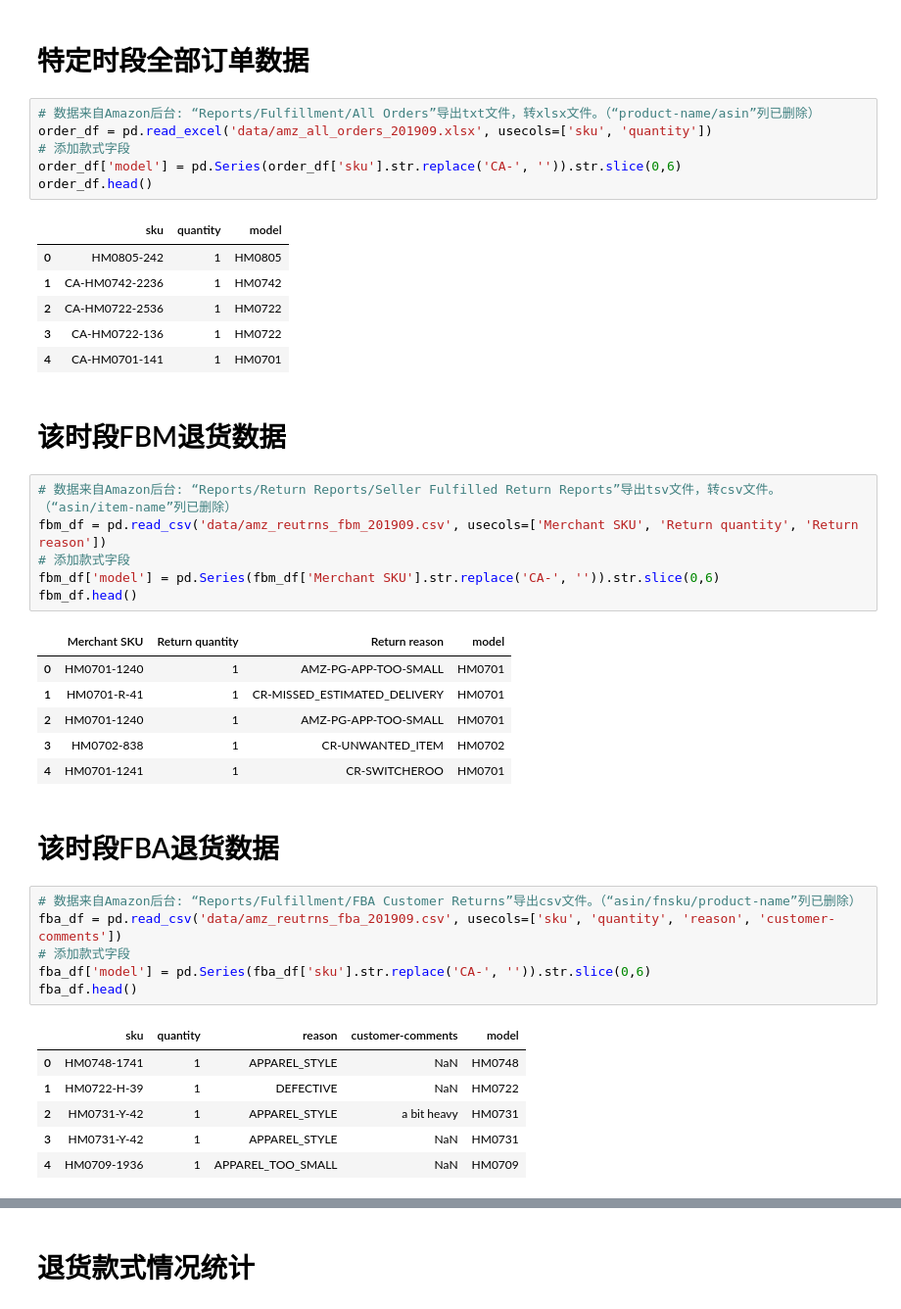
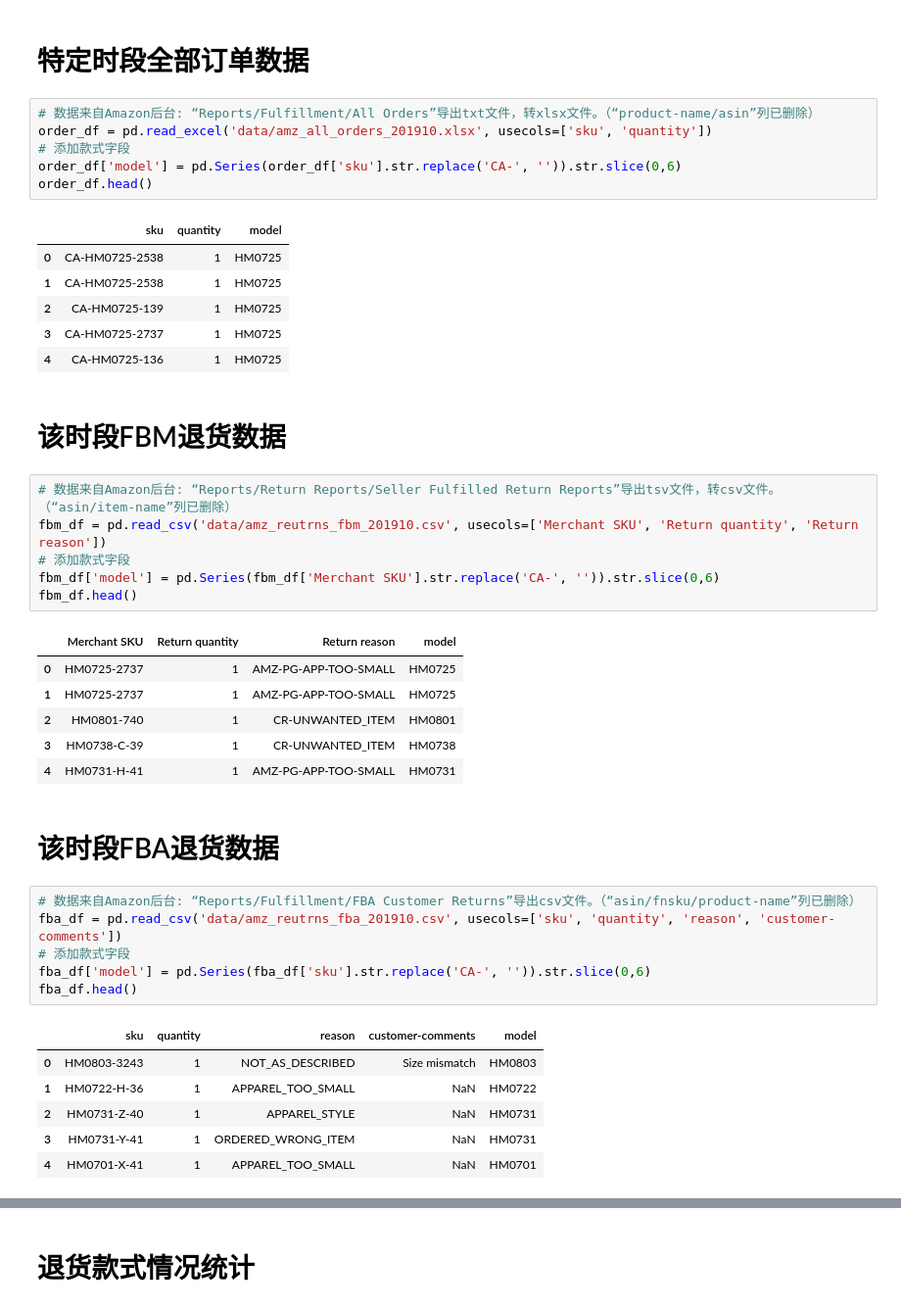
Before and after one commit to dyslab/jnb-sample, a Jupyter notebook: amz_reports/amz_returns_model.ipynb, the cells around one changed output, grey strips where cells are left out. Shown at 98% size. Cells and saved outputs as stored; diff of their text form.

```diff
--- a/amz_reports/amz_returns_model.ipynb
+++ b/amz_reports/amz_returns_model.ipynb
@@ -17,46 +17,46 @@ plt.rcParams['axes.unicode_minus']=False # Fix Minus Sign unrecognized issue
 # 特定时段全部订单数据
 # %%
 # 数据来自Amazon后台: “Reports/Fulfillment/All Orders”导出txt文件，转xlsx文件。（“product-name/asin”列已删除）
-order_df = pd.read_excel('data/amz_all_orders_201909.xlsx', usecols=['sku', 'quantity'])
+order_df = pd.read_excel('data/amz_all_orders_201910.xlsx', usecols=['sku', 'quantity'])
 # 添加款式字段
 order_df['model'] = pd.Series(order_df['sku'].str.replace('CA-', '')).str.slice(0,6)
 order_df.head()
 # %% [output]
 |  | sku | quantity | model |
-| 0 | HM0805-242 | 1 | HM0805 |
-| 1 | CA-HM0742-2236 | 1 | HM0742 |
-| 2 | CA-HM0722-2536 | 1 | HM0722 |
-| 3 | CA-HM0722-136 | 1 | HM0722 |
-| 4 | CA-HM0701-141 | 1 | HM0701 |
+| 0 | CA-HM0725-2538 | 1 | HM0725 |
+| 1 | CA-HM0725-2538 | 1 | HM0725 |
+| 2 | CA-HM0725-139 | 1 | HM0725 |
+| 3 | CA-HM0725-2737 | 1 | HM0725 |
+| 4 | CA-HM0725-136 | 1 | HM0725 |
 # %% [markdown]
 # 该时段FBM退货数据
 # %%
 # 数据来自Amazon后台: “Reports/Return Reports/Seller Fulfilled Return Reports”导出tsv文件，转csv文件。（“asin/item-name”列已删除）
-fbm_df = pd.read_csv('data/amz_reutrns_fbm_201909.csv', usecols=['Merchant SKU', 'Return quantity', 'Return reason'])
+fbm_df = pd.read_csv('data/amz_reutrns_fbm_201910.csv', usecols=['Merchant SKU', 'Return quantity', 'Return reason'])
 # 添加款式字段
 fbm_df['model'] = pd.Series(fbm_df['Merchant SKU'].str.replace('CA-', '')).str.slice(0,6)
 fbm_df.head()
 # %% [output]
 |  | Merchant SKU | Return quantity | Return reason | model |
-| 0 | HM0701-1240 | 1 | AMZ-PG-APP-TOO-SMALL | HM0701 |
-| 1 | HM0701-R-41 | 1 | CR-MISSED_ESTIMATED_DELIVERY | HM0701 |
-| 2 | HM0701-1240 | 1 | AMZ-PG-APP-TOO-SMALL | HM0701 |
-| 3 | HM0702-838 | 1 | CR-UNWANTED_ITEM | HM0702 |
-| 4 | HM0701-1241 | 1 | CR-SWITCHEROO | HM0701 |
+| 0 | HM0725-2737 | 1 | AMZ-PG-APP-TOO-SMALL | HM0725 |
+| 1 | HM0725-2737 | 1 | AMZ-PG-APP-TOO-SMALL | HM0725 |
+| 2 | HM0801-740 | 1 | CR-UNWANTED_ITEM | HM0801 |
+| 3 | HM0738-C-39 | 1 | CR-UNWANTED_ITEM | HM0738 |
+| 4 | HM0731-H-41 | 1 | AMZ-PG-APP-TOO-SMALL | HM0731 |
 # %% [markdown]
 # 该时段FBA退货数据
 # %%
 # 数据来自Amazon后台: “Reports/Fulfillment/FBA Customer Returns”导出csv文件。（“asin/fnsku/product-name”列已删除）
-fba_df = pd.read_csv('data/amz_reutrns_fba_201909.csv', usecols=['sku', 'quantity', 'reason', 'customer-comments'])
+fba_df = pd.read_csv('data/amz_reutrns_fba_201910.csv', usecols=['sku', 'quantity', 'reason', 'customer-comments'])
 # 添加款式字段
 fba_df['model'] = pd.Series(fba_df['sku'].str.replace('CA-', '')).str.slice(0,6)
 fba_df.head()
 # %% [output]
 |  | sku | quantity | reason | customer-comments | model |
-| 0 | HM0748-1741 | 1 | APPAREL_STYLE | NaN | HM0748 |
-| 1 | HM0722-H-39 | 1 | DEFECTIVE | NaN | HM0722 |
-| 2 | HM0731-Y-42 | 1 | APPAREL_STYLE | a bit heavy | HM0731 |
-| 3 | HM0731-Y-42 | 1 | APPAREL_STYLE | NaN | HM0731 |
-| 4 | HM0709-1936 | 1 | APPAREL_TOO_SMALL | NaN | HM0709 |
+| 0 | HM0803-3243 | 1 | NOT_AS_DESCRIBED | Size mismatch | HM0803 |
+| 1 | HM0722-H-36 | 1 | APPAREL_TOO_SMALL | NaN | HM0722 |
+| 2 | HM0731-Z-40 | 1 | APPAREL_STYLE | NaN | HM0731 |
+| 3 | HM0731-Y-41 | 1 | ORDERED_WRONG_ITEM | NaN | HM0731 |
+| 4 | HM0701-X-41 | 1 | APPAREL_TOO_SMALL | NaN | HM0701 |
 # %%
 # 以下语句将所有不重复的FBA顾客退货留言输出保存到CSV文件。
```
Also changed, not shown: parts of 6 cells of this notebook, 26 other files.
